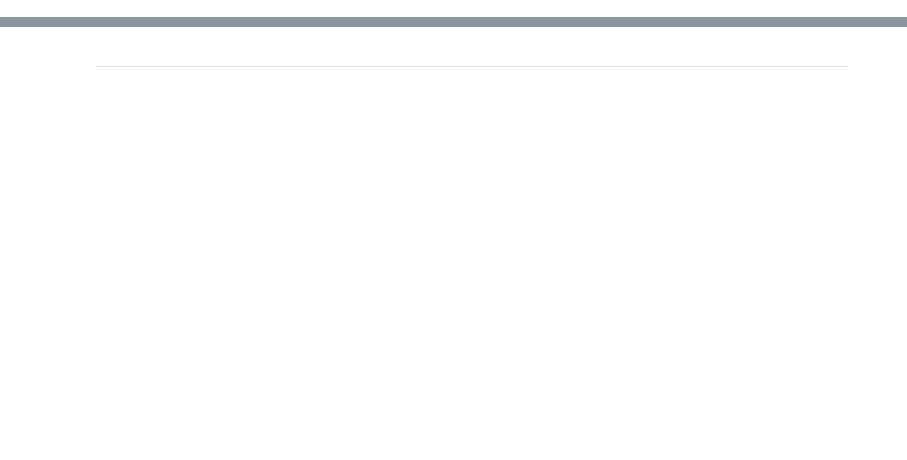
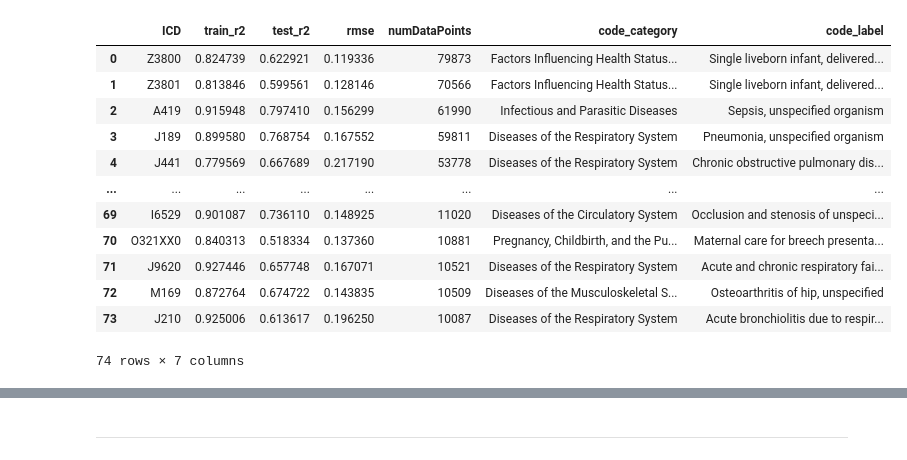
Before and after one commit to mi3nts/environmentalSocialHealth, a Jupyter notebook: notebooks/interpretResults.ipynb, the cells around one changed output, grey strips where cells are left out. Drawn from its saved outputs; the diff is of its cells as text; code cells hidden in the pictures; blank space fills up the shorter version.

```diff
--- a/notebooks/interpretResults.ipynb
+++ b/notebooks/interpretResults.ipynb
@@ -56,3 +56,19 @@ icd_categories = {
     'Y': 'External Causes of Morbidity',
     'Z': 'Factors Influencing Health Status and Contact with Health Services'
 }
+# %%
+pandas_results_df
+# %% [output]
+|  | ICD | train_r2 | test_r2 | rmse | numDataPoints | code_category | code_label |
+| 0 | Z3800 | 0.824739 | 0.622921 | 0.119336 | 79873 | Factors Influencing Health Status... | Single liveborn infant, delivered... |
+| 1 | Z3801 | 0.813846 | 0.599561 | 0.128146 | 70566 | Factors Influencing Health Status... | Single liveborn infant, delivered... |
+| 2 | A419 | 0.915948 | 0.797410 | 0.156299 | 61990 | Infectious and Parasitic Diseases | Sepsis, unspecified organism |
+| 3 | J189 | 0.899580 | 0.768754 | 0.167552 | 59811 | Diseases of the Respiratory System | Pneumonia, unspecified organism |
+| 4 | J441 | 0.779569 | 0.667689 | 0.217190 | 53778 | Diseases of the Respiratory System | Chronic obstructive pulmonary dis... |
+| ... | ... | ... | ... | ... | ... | ... | ... |
+| 69 | I6529 | 0.901087 | 0.736110 | 0.148925 | 11020 | Diseases of the Circulatory System | Occlusion and stenosis of unspeci... |
+| 70 | O321XX0 | 0.840313 | 0.518334 | 0.137360 | 10881 | Pregnancy, Childbirth, and the Pu... | Maternal care for breech presenta... |
+| 71 | J9620 | 0.927446 | 0.657748 | 0.167071 | 10521 | Diseases of the Respiratory System | Acute and chronic respiratory fai... |
+| 72 | M169 | 0.872764 | 0.674722 | 0.143835 | 10509 | Diseases of the Musculoskeletal S... | Osteoarthritis of hip, unspecified |
+| 73 | J210 | 0.925006 | 0.613617 | 0.196250 | 10087 | Diseases of the Respiratory System | Acute bronchiolitis due to respir... |
+74 rows × 7 columns
```
Also changed, not shown: parts of 1 cell of this notebook, 1 other file.
